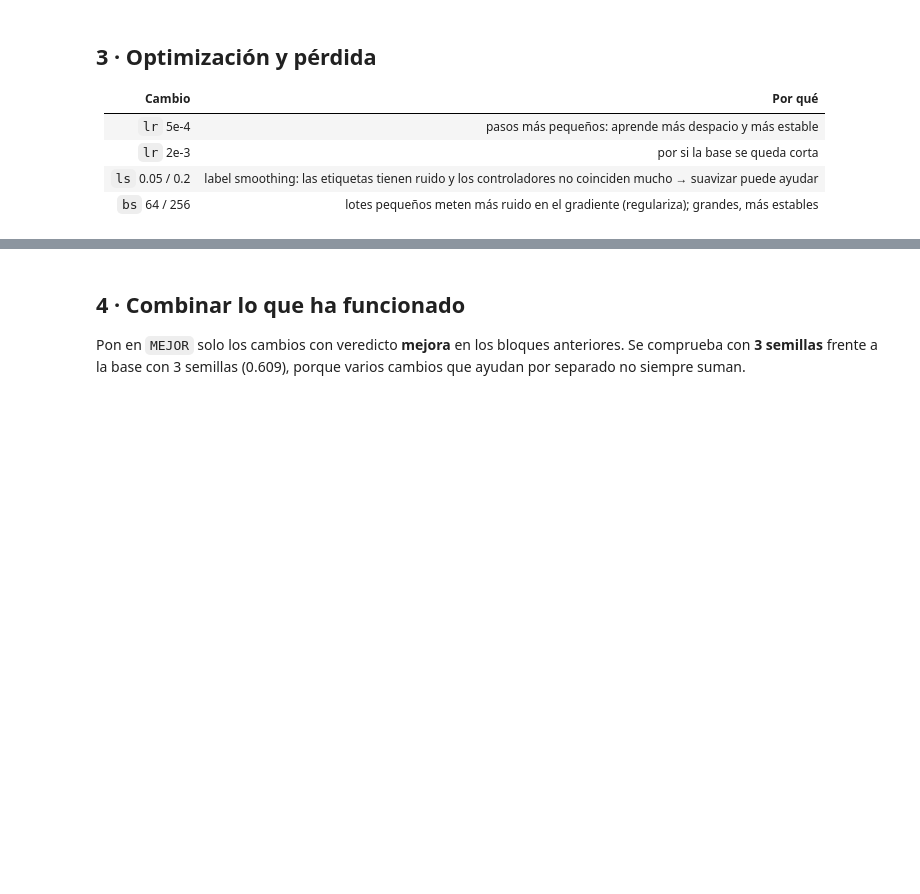
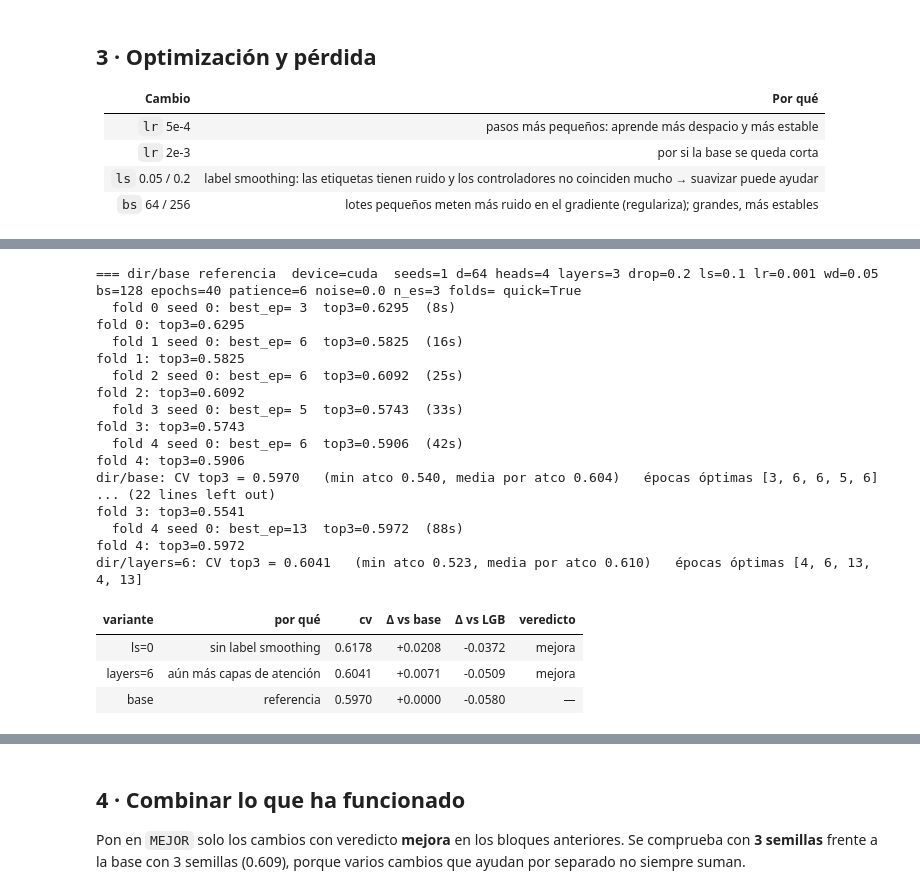
Before and after one commit to T1N8T/FlowDataLab, a Jupyter notebook: notebooks/NN_pablo.ipynb, the cells around one changed output, grey strips where cells are left out. Drawn from its saved outputs; the diff is of its cells as text; code cells hidden in the pictures; blank space fills up the shorter version.

```diff
--- a/notebooks/NN_pablo.ipynb
+++ b/notebooks/NN_pablo.ipynb
@@ -155,0 +292,28 @@ lanzar("opt", [
+# %%
+
+lanzar("dir", [
+    ("ls=0",     "sin label smoothing",        dict(ls=0.0)),
+    ("layers=6", "aún más capas de atención",  dict(layers=6)),
+])
+# %% [output]
+=== dir/base referencia  device=cuda  seeds=1 d=64 heads=4 layers=3 drop=0.2 ls=0.1 lr=0.001 wd=0.05 bs=128 epochs=40 patience=6 noise=0.0 n_es=3 folds= quick=True
+  fold 0 seed 0: best_ep= 3  top3=0.6295  (8s)
+fold 0: top3=0.6295
+  fold 1 seed 0: best_ep= 6  top3=0.5825  (16s)
+fold 1: top3=0.5825
+  fold 2 seed 0: best_ep= 6  top3=0.6092  (25s)
+fold 2: top3=0.6092
+  fold 3 seed 0: best_ep= 5  top3=0.5743  (33s)
+fold 3: top3=0.5743
+  fold 4 seed 0: best_ep= 6  top3=0.5906  (42s)
+fold 4: top3=0.5906
+dir/base: CV top3 = 0.5970   (min atco 0.540, media por atco 0.604)   épocas óptimas [3, 6, 6, 5, 6]
+... (22 lines left out)
+fold 3: top3=0.5541
+  fold 4 seed 0: best_ep=13  top3=0.5972  (88s)
+fold 4: top3=0.5972
+dir/layers=6: CV top3 = 0.6041   (min atco 0.523, media por atco 0.610)   épocas óptimas [4, 6, 13, 4, 13]
+| variante | por qué | cv | Δ vs base | Δ vs LGB | veredicto |
+| ls=0 | sin label smoothing | 0.6178 | +0.0208 | -0.0372 | mejora |
+| layers=6 | aún más capas de atención | 0.6041 | +0.0071 | -0.0509 | mejora |
+| base | referencia | 0.5970 | +0.0000 | -0.0580 | — |
```
Also changed, not shown: parts of 19 cells of this notebook, 4 other files.
